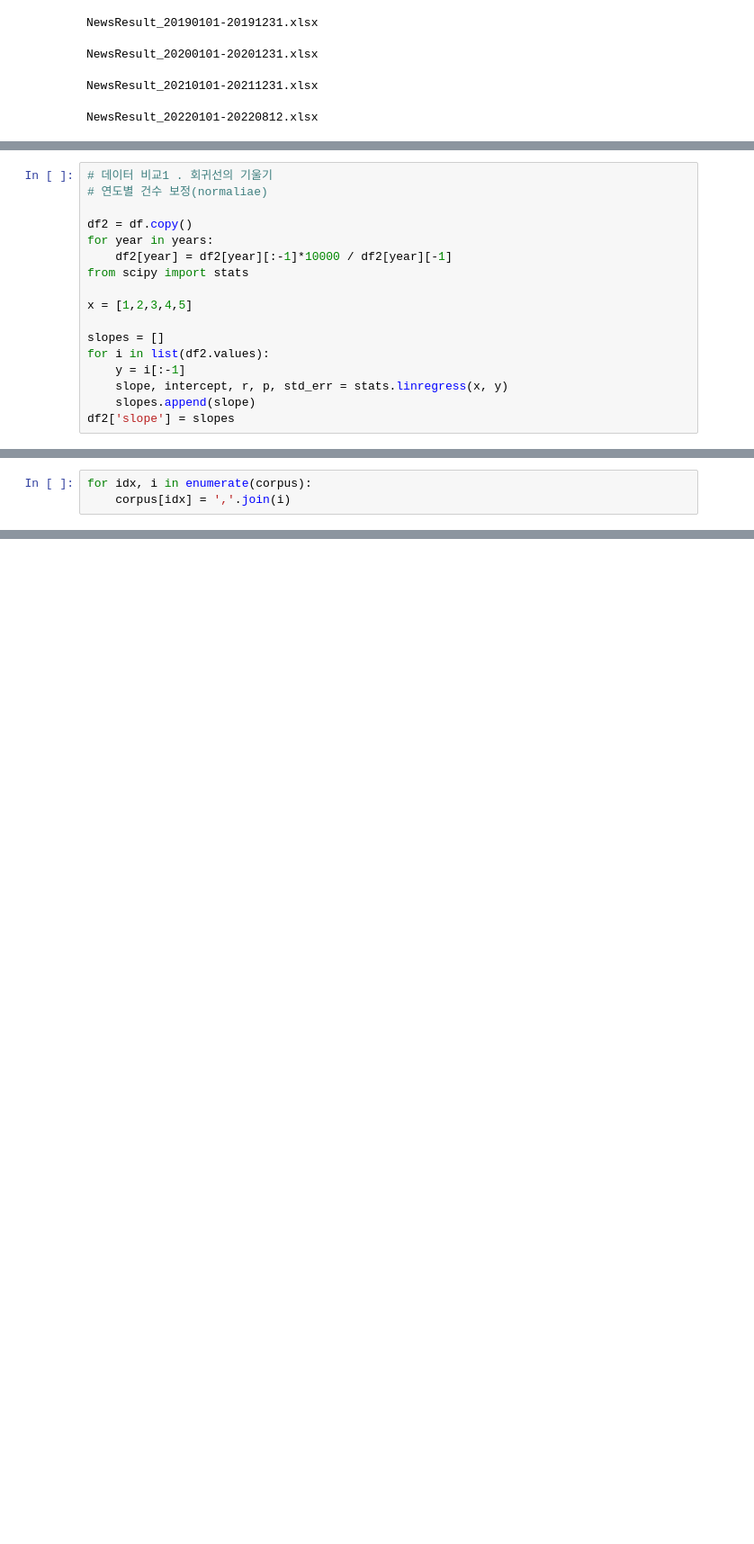
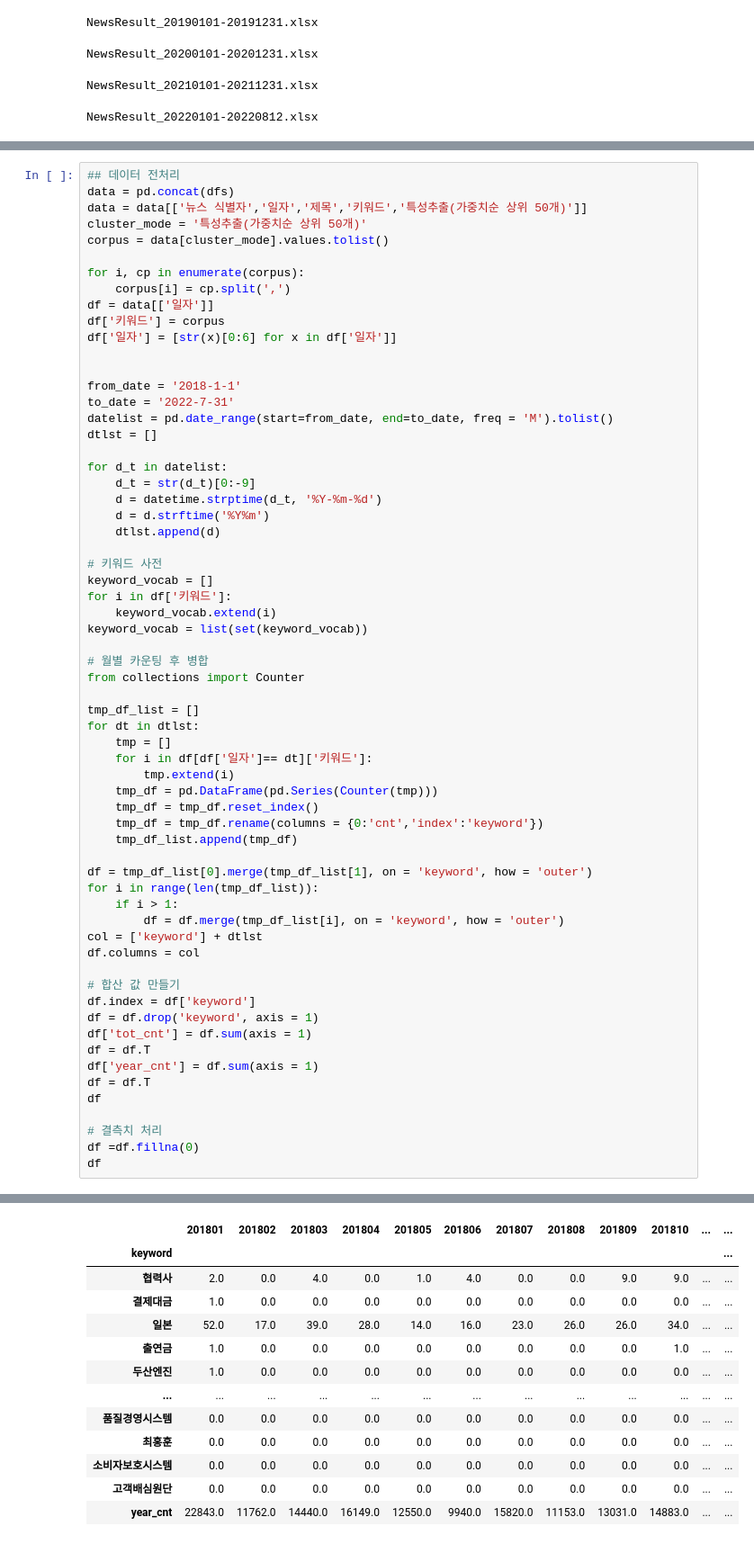
Before and after one commit to ho2921ho/BerTopic, a Jupyter notebook: BerTopic.ipynb, the cells around one changed output, grey strips where cells are left out. Shown at 90% size. Saved outputs shown, nothing was run; the diff lists cells and outputs as text; blank space fills up the shorter version.

```diff
--- a/BerTopic.ipynb
+++ b/BerTopic.ipynb
@@ -154,17 +30,0 @@ df[df.index == key]
-# %%
-# 데이터 비교1 . 회귀선의 기울기
-# 연도별 건수 보정(normaliae)
-
-df2 = df.copy()
-for year in years:
-    df2[year] = df2[year][:-1]*10000 / df2[year][-1]
-from scipy import stats
-
-x = [1,2,3,4,5]
-
-slopes = []
-for i in list(df2.values):
-    y = i[:-1]
-    slope, intercept, r, p, std_err = stats.linregress(x, y)
-    slopes.append(slope)
-df2['slope'] = slopes
@@ -301,3 +30,0 @@ model = SentenceTransformer(model_path)
-# %%
-for idx, i in enumerate(corpus):
-    corpus[idx] = ','.join(i)
@@ -392,0 +40,64 @@ model.visualize_distribution(probabilities[0])
+# %%
+## 데이터 전처리
+data = pd.concat(dfs)
+data = data[['뉴스 식별자','일자','제목','키워드','특성추출(가중치순 상위 50개)']]
+cluster_mode = '특성추출(가중치순 상위 50개)'
+corpus = data[cluster_mode].values.tolist()
+
+for i, cp in enumerate(corpus):
+    corpus[i] = cp.split(',')
+df = data[['일자']]
+df['키워드'] = corpus
+df['일자'] = [str(x)[0:6] for x in df['일자']]
+
+
+from_date = '2018-1-1'
+to_date = '2022-7-31'
+datelist = pd.date_range(start=from_date, end=to_date, freq = 'M').tolist()
+dtlst = []
+
+for d_t in datelist:
+    d_t = str(d_t)[0:-9]
+    d = datetime.strptime(d_t, '%Y-%m-%d')
+    d = d.strftime('%Y%m')
+    dtlst.append(d)
+
+# 키워드 사전
+keyword_vocab = []
+for i in df['키워드']:
+    keyword_vocab.extend(i)
+keyword_vocab = list(set(keyword_vocab))
+
+# 월별 카운팅 후 병합
+from collections import Counter
+
+tmp_df_list = []
+for dt in dtlst:
+    tmp = []
+    for i in df[df['일자']== dt]['키워드']:
+        tmp.extend(i)
+    tmp_df = pd.DataFrame(pd.Series(Counter(tmp)))
+    tmp_df = tmp_df.reset_index()
+    tmp_df = tmp_df.rename(columns = {0:'cnt','index':'keyword'})
+    tmp_df_list.append(tmp_df)
+
+df = tmp_df_list[0].merge(tmp_df_list[1], on = 'keyword', how = 'outer')
+for i in range(len(tmp_df_list)):
+    if i > 1:
+        df = df.merge(tmp_df_list[i], on = 'keyword', how = 'outer')
+col = ['keyword'] + dtlst
+df.columns = col
+
+# 합산 값 만들기
+df.index = df['keyword']
+df = df.drop('keyword', axis = 1)
+df['tot_cnt'] = df.sum(axis = 1)
+df = df.T
+df['year_cnt'] = df.sum(axis = 1)
+df = df.T
+df
+
+# 결측치 처리
+df =df.fillna(0)
+df
+# %% [output]
@@ -392,0 +131,13 @@ model.visualize_distribution(probabilities[0])
+|  | 201801 | 201802 | 201803 | 201804 | 201805 | 201806 | 201807 | 201808 | 201809 | 201810 | ... | ... |
+| keyword |  |  |  |  |  |  |  |  |  |  |  | ... |
+| 협력사 | 2.0 | 0.0 | 4.0 | 0.0 | 1.0 | 4.0 | 0.0 | 0.0 | 9.0 | 9.0 | ... | ... |
+| 결제대금 | 1.0 | 0.0 | 0.0 | 0.0 | 0.0 | 0.0 | 0.0 | 0.0 | 0.0 | 0.0 | ... | ... |
+| 일본 | 52.0 | 17.0 | 39.0 | 28.0 | 14.0 | 16.0 | 23.0 | 26.0 | 26.0 | 34.0 | ... | ... |
+| 출연금 | 1.0 | 0.0 | 0.0 | 0.0 | 0.0 | 0.0 | 0.0 | 0.0 | 0.0 | 1.0 | ... | ... |
+| 두산엔진 | 1.0 | 0.0 | 0.0 | 0.0 | 0.0 | 0.0 | 0.0 | 0.0 | 0.0 | 0.0 | ... | ... |
+| ... | ... | ... | ... | ... | ... | ... | ... | ... | ... | ... | ... | ... |
+| 품질경영시스템 | 0.0 | 0.0 | 0.0 | 0.0 | 0.0 | 0.0 | 0.0 | 0.0 | 0.0 | 0.0 | ... | ... |
+| 최홍훈 | 0.0 | 0.0 | 0.0 | 0.0 | 0.0 | 0.0 | 0.0 | 0.0 | 0.0 | 0.0 | ... | ... |
+| 소비자보호시스템 | 0.0 | 0.0 | 0.0 | 0.0 | 0.0 | 0.0 | 0.0 | 0.0 | 0.0 | 0.0 | ... | ... |
+| 고객배심원단 | 0.0 | 0.0 | 0.0 | 0.0 | 0.0 | 0.0 | 0.0 | 0.0 | 0.0 | 0.0 | ... | ... |
+| year_cnt | 22843.0 | 11762.0 | 14440.0 | 16149.0 | 12550.0 | 9940.0 | 15820.0 | 11153.0 | 13031.0 | 14883.0 | ... | ... |
```
Also changed, not shown: parts of 48 cells of this notebook, 10 other files.
